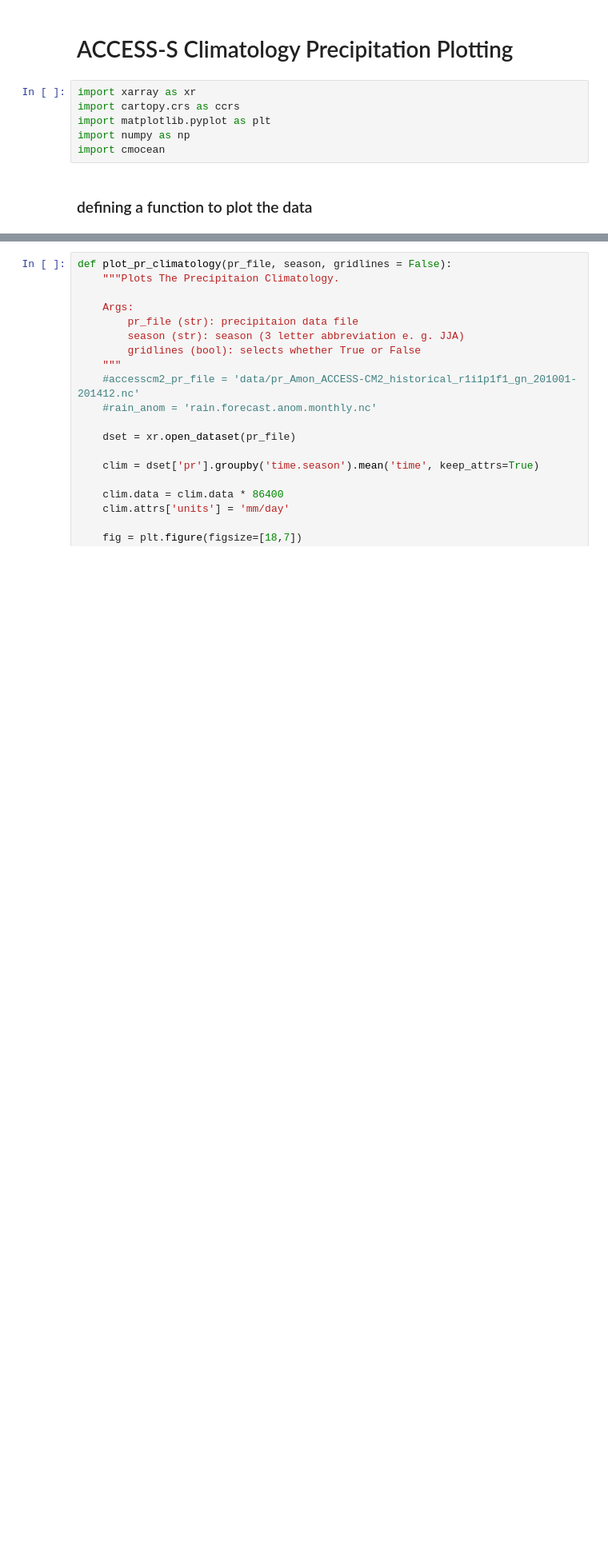
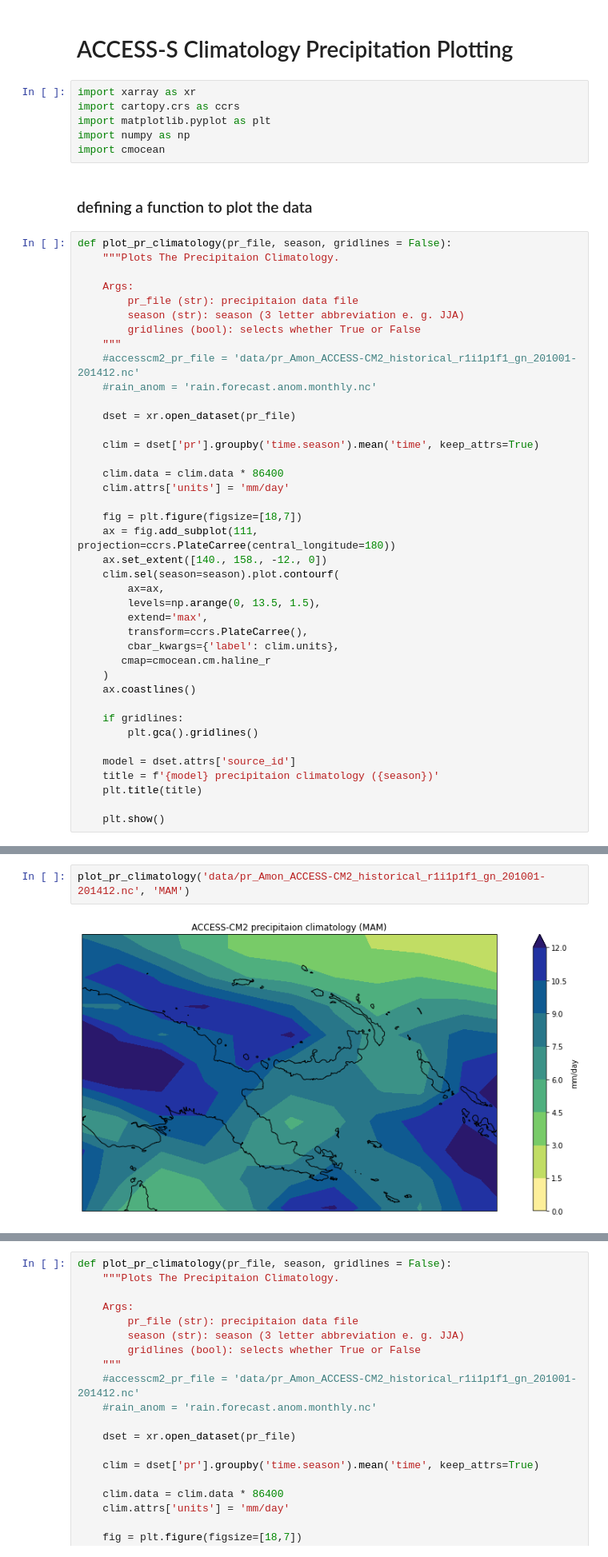
Before and after one commit to nytes75/ACCESS_climate_pr_model, a Jupyter notebook: ACCESS_climate_models.ipynb, the cells around one changed output, grey strips where cells are left out. Shown at 80% size. Drawn from its saved outputs; the diff is of its cells as text; blank space fills up the shorter version.

```diff
--- a/ACCESS_climate_models.ipynb
+++ b/ACCESS_climate_models.ipynb
@@ -8,3 +8,43 @@ import numpy as np
 import cmocean
 # %% [markdown]
 ### defining a function to plot the data
+# %%
+def plot_pr_climatology(pr_file, season, gridlines = False):
+    """Plots The Precipitaion Climatology.
+
+    Args:
+        pr_file (str): precipitaion data file
+        season (str): season (3 letter abbreviation e. g. JJA)
+        gridlines (bool): selects whether True or False
+    """
+    #accesscm2_pr_file = 'data/pr_Amon_ACCESS-CM2_historical_r1i1p1f1_gn_201001-201412.nc'
+    #rain_anom = 'rain.forecast.anom.monthly.nc'
+
+    dset = xr.open_dataset(pr_file)
+
+    clim = dset['pr'].groupby('time.season').mean('time', keep_attrs=True)
+
+    clim.data = clim.data * 86400
+    clim.attrs['units'] = 'mm/day'
+
+    fig = plt.figure(figsize=[18,7])
+    ax = fig.add_subplot(111, projection=ccrs.PlateCarree(central_longitude=180))
+    ax.set_extent([140., 158., -12., 0])
+    clim.sel(season=season).plot.contourf(
+        ax=ax,
+        levels=np.arange(0, 13.5, 1.5),
+        extend='max',
+        transform=ccrs.PlateCarree(),
+        cbar_kwargs={'label': clim.units},
+       cmap=cmocean.cm.haline_r
+    )
+    ax.coastlines()
+
+    if gridlines:
+        plt.gca().gridlines()
+
+    model = dset.attrs['source_id']
+    title = f'{model} precipitaion climatology ({season})'
+    plt.title(title)
+
+    plt.show()
@@ -10,0 +63,4 @@ import cmocean
+# %%
+plot_pr_climatology('data/pr_Amon_ACCESS-CM2_historical_r1i1p1f1_gn_201001-201412.nc', 'MAM')
+# %% [output]
+[figure, added]
```
Also changed, not shown: parts of 4 cells of this notebook.
